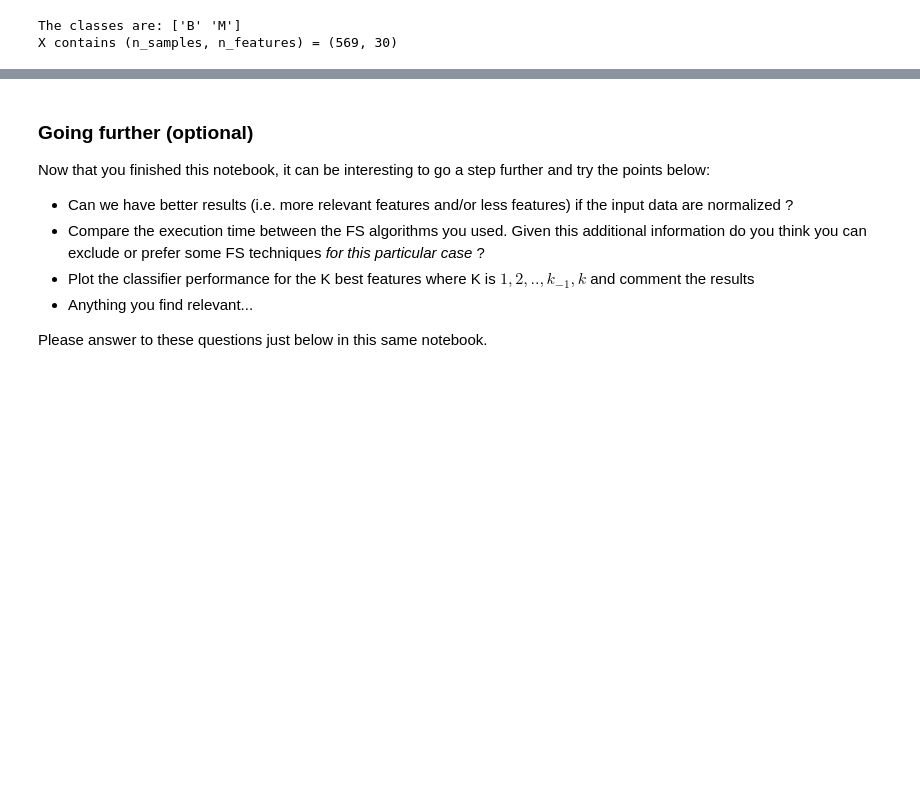
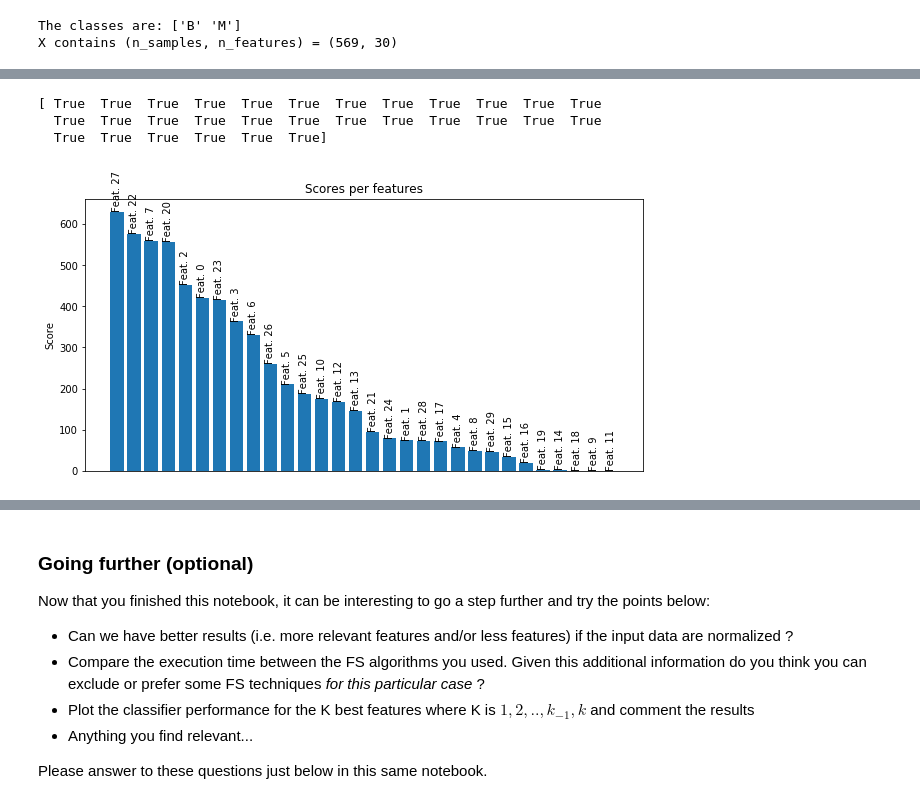
Before and after one commit to Penguinazor/mse.mldb.lab2, a Jupyter notebook: part_2/02-WDBC.ipynb, the cells around one changed output, grey strips where cells are left out. Cells and saved outputs as stored; diff of their text form; code cells hidden in the pictures; blank space fills up the shorter version.

```diff
--- a/part_2/02-WDBC.ipynb
+++ b/part_2/02-WDBC.ipynb
@@ -83,0 +127,13 @@ Remember that to extract relevant features you can use filter, wrapper or embedd
+# %%
+from skfeature.function.statistical_based import f_score
+
+score_f_score = f_score.f_score(X_train, y_train)
+idx_f_score = f_score.feature_ranking(score_fisher)
+
+plot_importances(idx_f_score, score_f_score)
+compare_importances(idx_fisher,idx_f_score)
+# %% [output]
+[ True  True  True  True  True  True  True  True  True  True  True  True
+  True  True  True  True  True  True  True  True  True  True  True  True
+  True  True  True  True  True  True]
+[figure, added]
```
Also changed, not shown: parts of 16 cells of this notebook, 1 other file.
